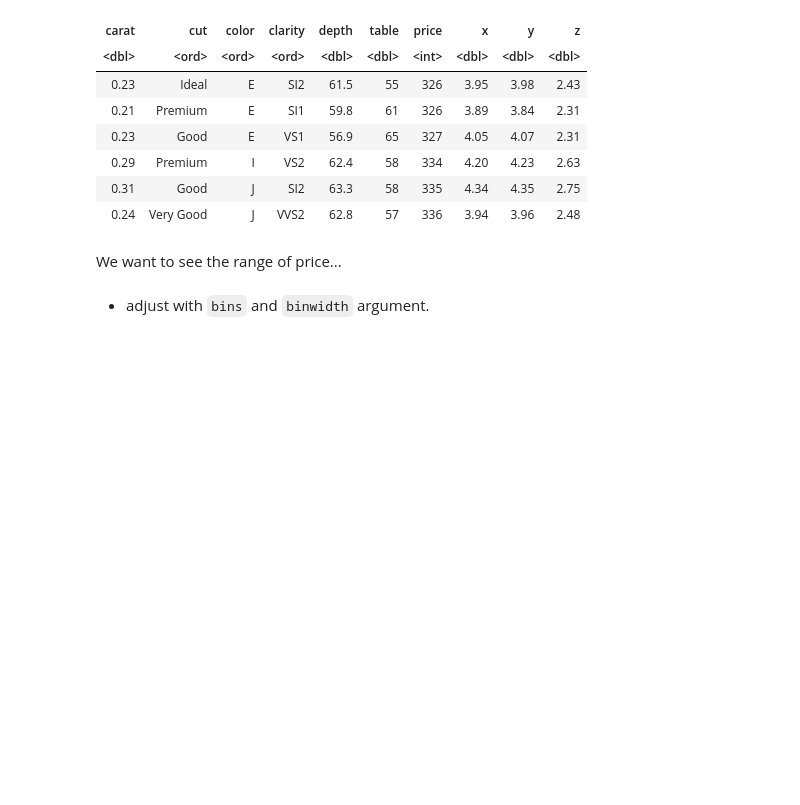
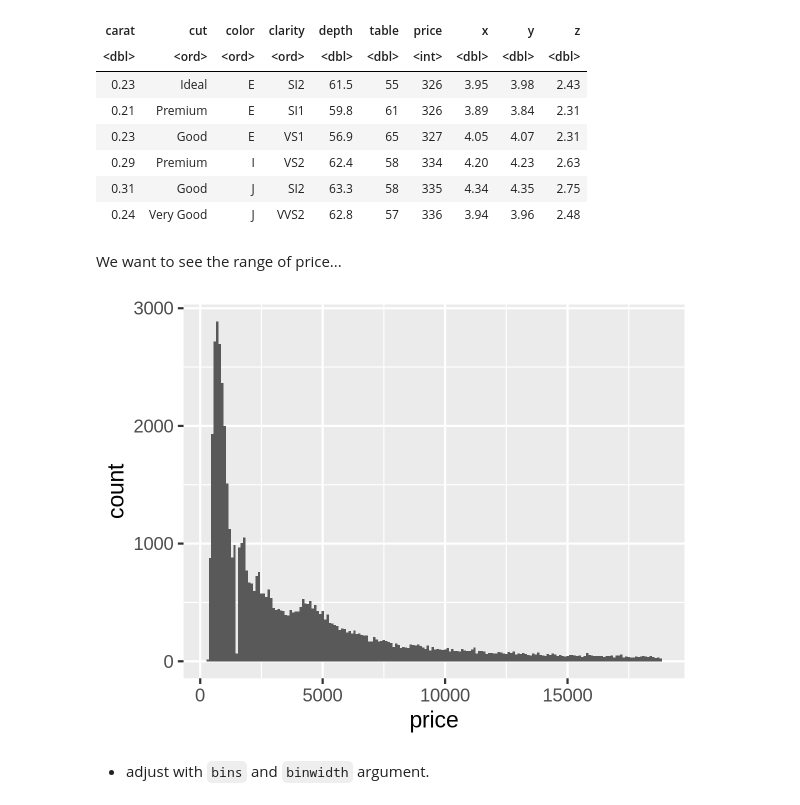
Before and after one commit to mcrzepka/BIOS512, a Jupyter notebook: Lectures/05_plotting_distributions.ipynb, the cells around one changed output. Drawn from its saved outputs; the diff is of its cells as text; code cells hidden in the pictures; blank space fills up the shorter version.

```diff
--- a/Lectures/05_plotting_distributions.ipynb
+++ b/Lectures/05_plotting_distributions.ipynb
@@ -129,3 +125,11 @@ We want to see the range of price...
+# %%
+p = ggplot(diamonds, aes(x = price))
+
+p = p + geom_histogram(binwidth=100)
+# can choose bins or r can choose for you by default with no argument (ex: bins=10)
+p
+# %% [output]
+[figure, added]
 # %% [markdown]
 - adjust with `bins` and `binwidth` argument.
 # %% [markdown]
```
Also changed, not shown: parts of 9 cells of this notebook.
